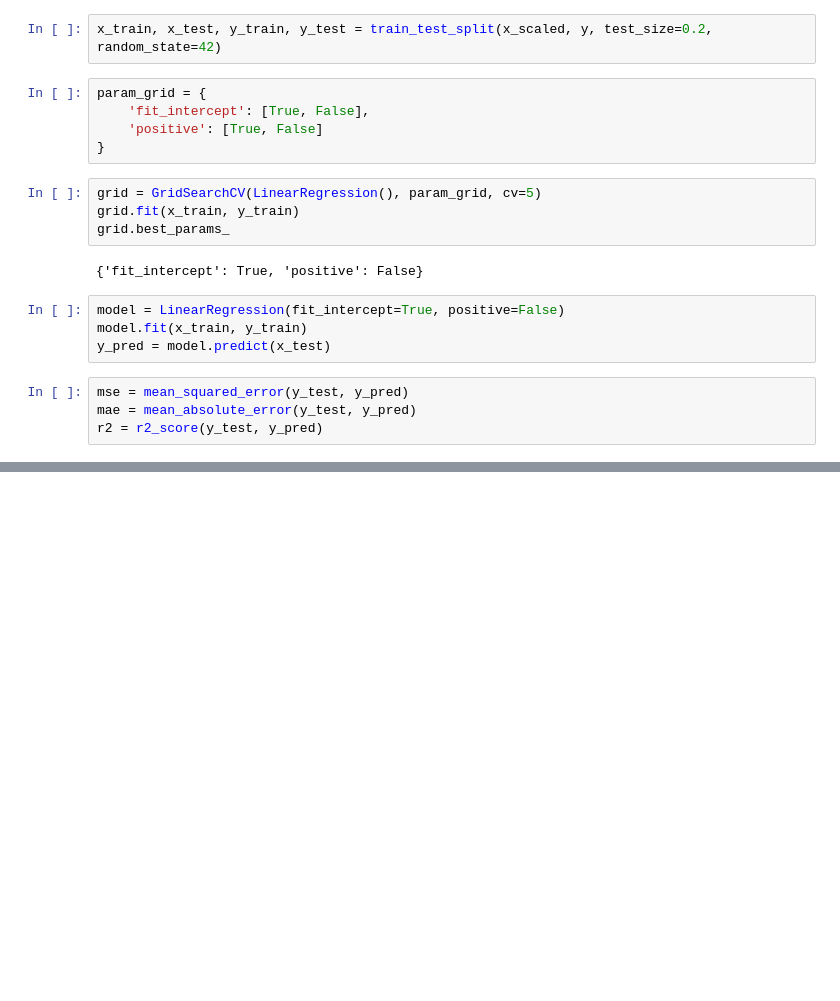
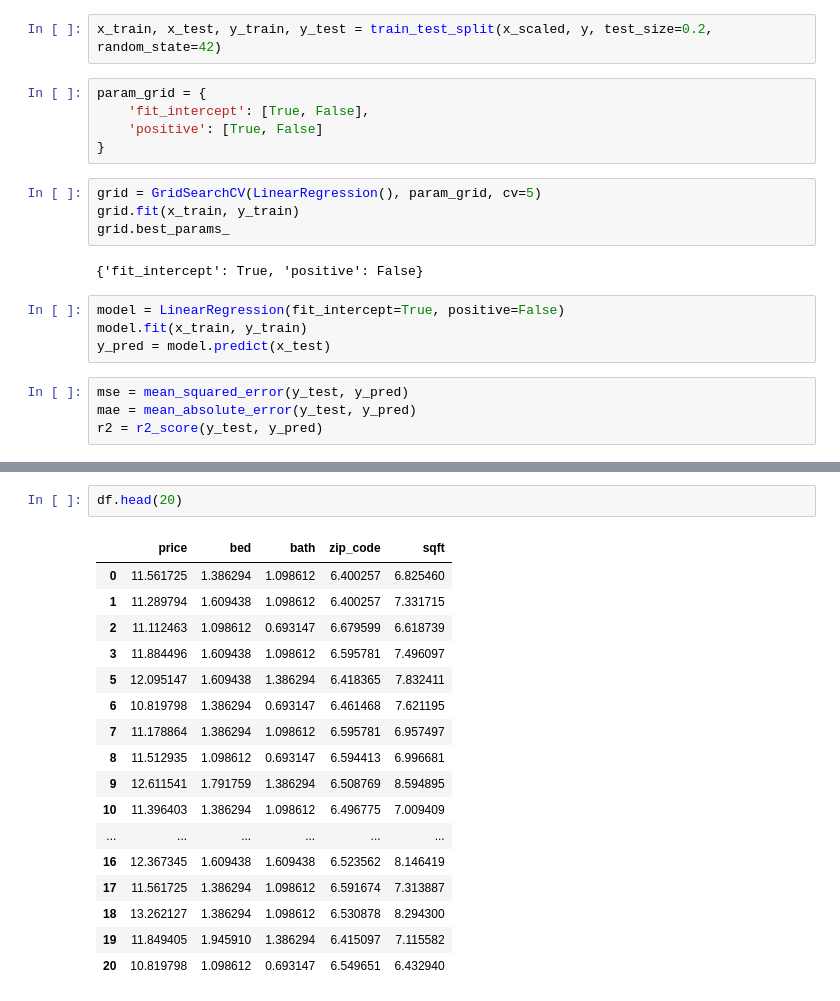
Before and after one commit to Brenhuber/HousingPricePredict, a Jupyter notebook: model.ipynb, the cells around one changed output, grey strips where cells are left out. Cells and saved outputs as stored; diff of their text form; blank space fills up the shorter version.

```diff
--- a/model.ipynb
+++ b/model.ipynb
@@ -105,0 +98,20 @@ f'Accuracy{r2 * 100: .2f}%'
+# %%
+df.head(20)
+# %% [output]
+|  | price | bed | bath | zip_code | sqft |
+| 0 | 11.561725 | 1.386294 | 1.098612 | 6.400257 | 6.825460 |
+| 1 | 11.289794 | 1.609438 | 1.098612 | 6.400257 | 7.331715 |
+| 2 | 11.112463 | 1.098612 | 0.693147 | 6.679599 | 6.618739 |
+| 3 | 11.884496 | 1.609438 | 1.098612 | 6.595781 | 7.496097 |
+| 5 | 12.095147 | 1.609438 | 1.386294 | 6.418365 | 7.832411 |
+| 6 | 10.819798 | 1.386294 | 0.693147 | 6.461468 | 7.621195 |
+| 7 | 11.178864 | 1.386294 | 1.098612 | 6.595781 | 6.957497 |
+| 8 | 11.512935 | 1.098612 | 0.693147 | 6.594413 | 6.996681 |
+| 9 | 12.611541 | 1.791759 | 1.386294 | 6.508769 | 8.594895 |
+| 10 | 11.396403 | 1.386294 | 1.098612 | 6.496775 | 7.009409 |
+| ... | ... | ... | ... | ... | ... |
+| 16 | 12.367345 | 1.609438 | 1.609438 | 6.523562 | 8.146419 |
+| 17 | 11.561725 | 1.386294 | 1.098612 | 6.591674 | 7.313887 |
+| 18 | 13.262127 | 1.386294 | 1.098612 | 6.530878 | 8.294300 |
+| 19 | 11.849405 | 1.945910 | 1.386294 | 6.415097 | 7.115582 |
+| 20 | 10.819798 | 1.098612 | 0.693147 | 6.549651 | 6.432940 |
```
Also changed, not shown: parts of 8 cells of this notebook, 1 other file.
